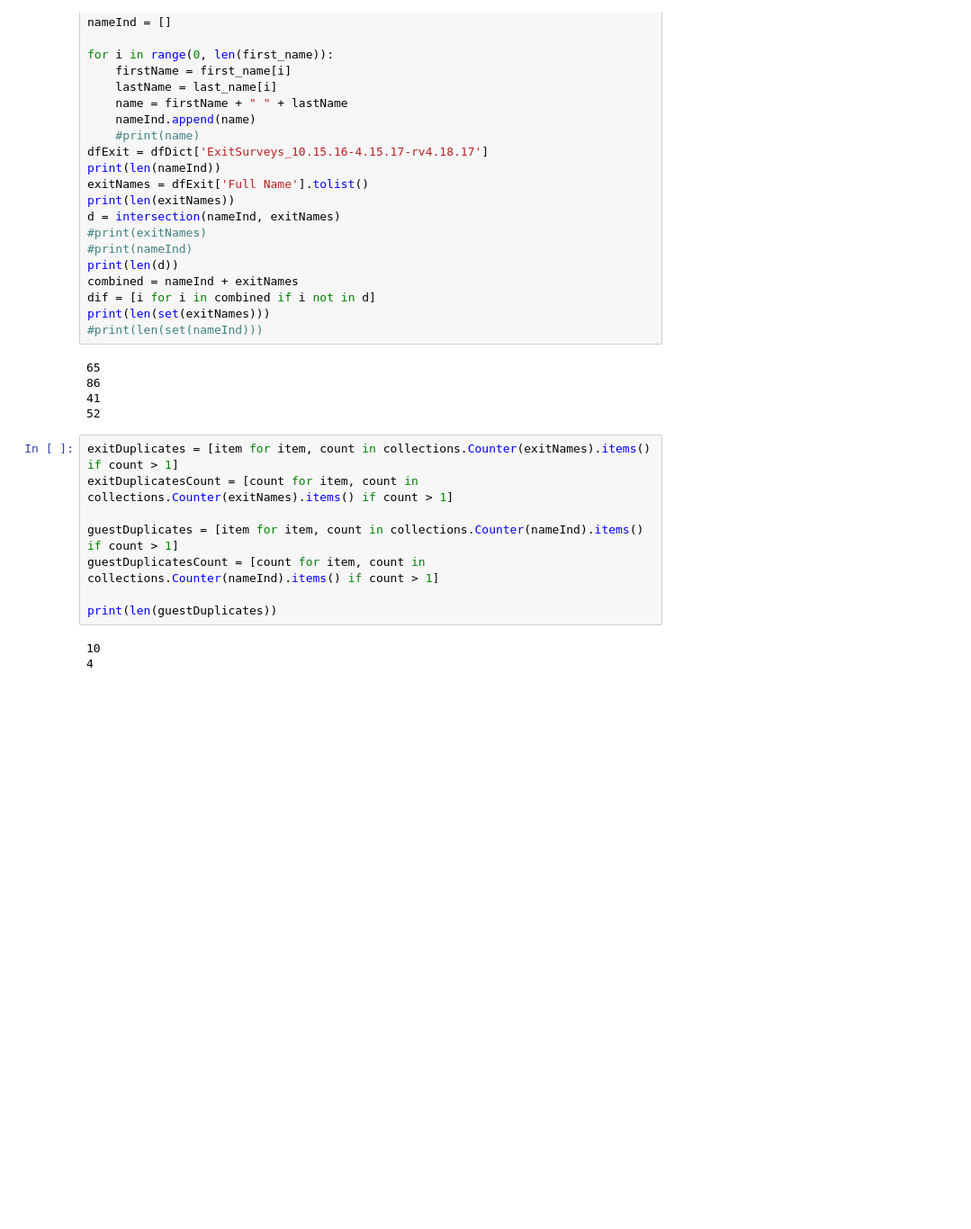
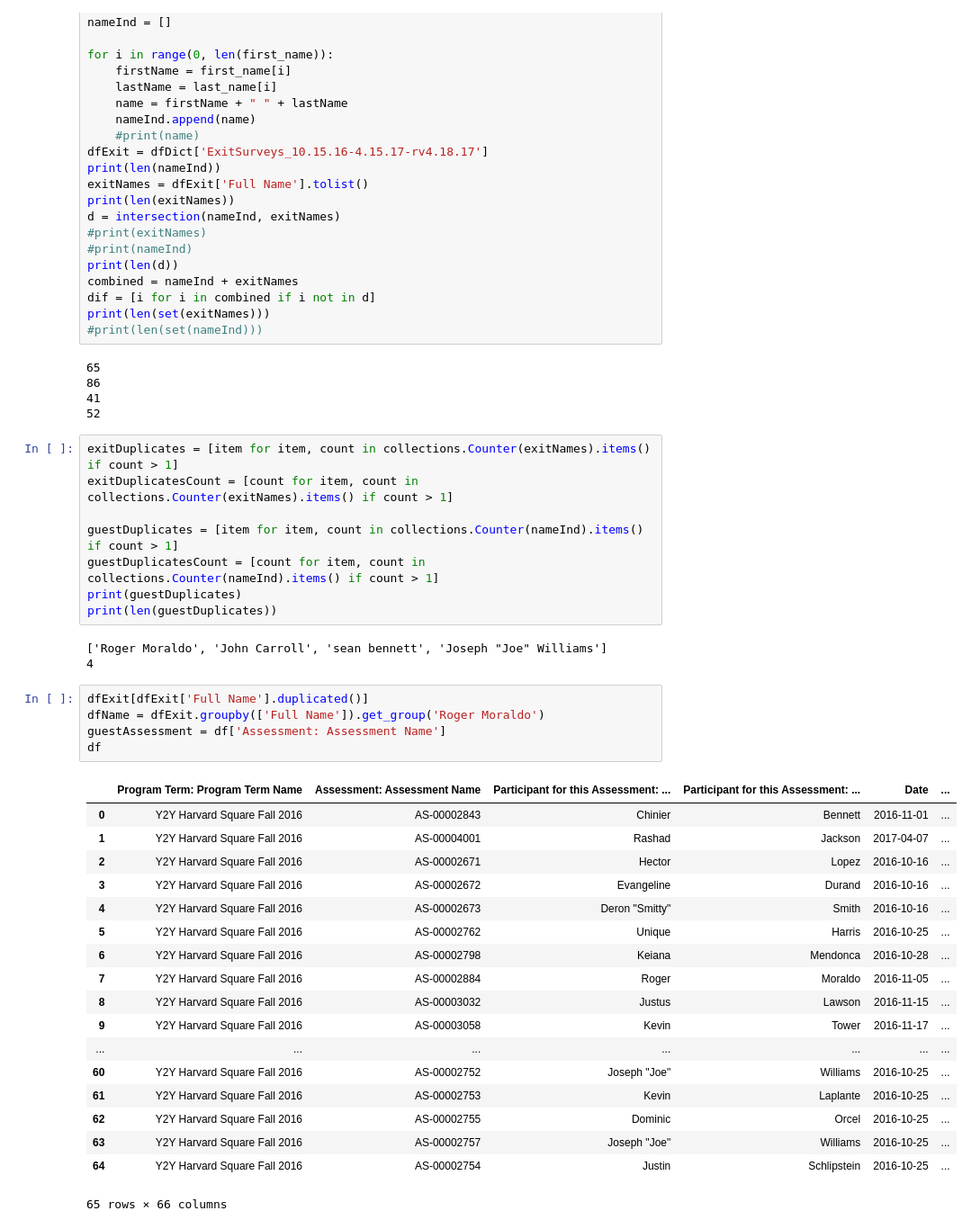
Before and after one commit to moniljhaveri/ec506Project, a Jupyter notebook: Y2YProject.ipynb, the cells around one changed output. Shown at 90% size. Saved outputs shown, nothing was run; the diff lists cells and outputs as text; blank space fills up the shorter version.

```diff
--- a/Y2YProject.ipynb
+++ b/Y2YProject.ipynb
@@ -80,8 +64,32 @@ exitDuplicatesCount = [count for item, count in collections.Counter(exitNames).i
 
 guestDuplicates = [item for item, count in collections.Counter(nameInd).items() if count > 1]
 guestDuplicatesCount = [count for item, count in collections.Counter(nameInd).items() if count > 1]
-
+print(guestDuplicates)
 print(len(guestDuplicates))
 # %% [output]
-10
+['Roger Moraldo', 'John Carroll', 'sean bennett', 'Joseph "Joe" Williams']
 4
+# %%
+dfExit[dfExit['Full Name'].duplicated()]
+dfName = dfExit.groupby(['Full Name']).get_group('Roger Moraldo')
+guestAssessment = df['Assessment: Assessment Name']
+df
+# %% [output]
+|  | Program Term: Program Term Name | Assessment: Assessment Name | Participant for this Assessment: ... | Participant for this Assessment: ... | Date | ... |
+| 0 | Y2Y Harvard Square Fall 2016 | AS-00002843 | Chinier | Bennett | 2016-11-01 | ... |
+| 1 | Y2Y Harvard Square Fall 2016 | AS-00004001 | Rashad | Jackson | 2017-04-07 | ... |
+| 2 | Y2Y Harvard Square Fall 2016 | AS-00002671 | Hector | Lopez | 2016-10-16 | ... |
+| 3 | Y2Y Harvard Square Fall 2016 | AS-00002672 | Evangeline | Durand | 2016-10-16 | ... |
+| 4 | Y2Y Harvard Square Fall 2016 | AS-00002673 | Deron "Smitty" | Smith | 2016-10-16 | ... |
+| 5 | Y2Y Harvard Square Fall 2016 | AS-00002762 | Unique | Harris | 2016-10-25 | ... |
+| 6 | Y2Y Harvard Square Fall 2016 | AS-00002798 | Keiana | Mendonca | 2016-10-28 | ... |
+| 7 | Y2Y Harvard Square Fall 2016 | AS-00002884 | Roger | Moraldo | 2016-11-05 | ... |
+| 8 | Y2Y Harvard Square Fall 2016 | AS-00003032 | Justus | Lawson | 2016-11-15 | ... |
+| 9 | Y2Y Harvard Square Fall 2016 | AS-00003058 | Kevin | Tower | 2016-11-17 | ... |
+| ... | ... | ... | ... | ... | ... | ... |
+| 60 | Y2Y Harvard Square Fall 2016 | AS-00002752 | Joseph "Joe" | Williams | 2016-10-25 | ... |
+| 61 | Y2Y Harvard Square Fall 2016 | AS-00002753 | Kevin | Laplante | 2016-10-25 | ... |
+| 62 | Y2Y Harvard Square Fall 2016 | AS-00002755 | Dominic | Orcel | 2016-10-25 | ... |
+| 63 | Y2Y Harvard Square Fall 2016 | AS-00002757 | Joseph "Joe" | Williams | 2016-10-25 | ... |
+| 64 | Y2Y Harvard Square Fall 2016 | AS-00002754 | Justin | Schlipstein | 2016-10-25 | ... |
+65 rows × 66 columns
```
Also changed, not shown: parts of 14 cells of this notebook.
